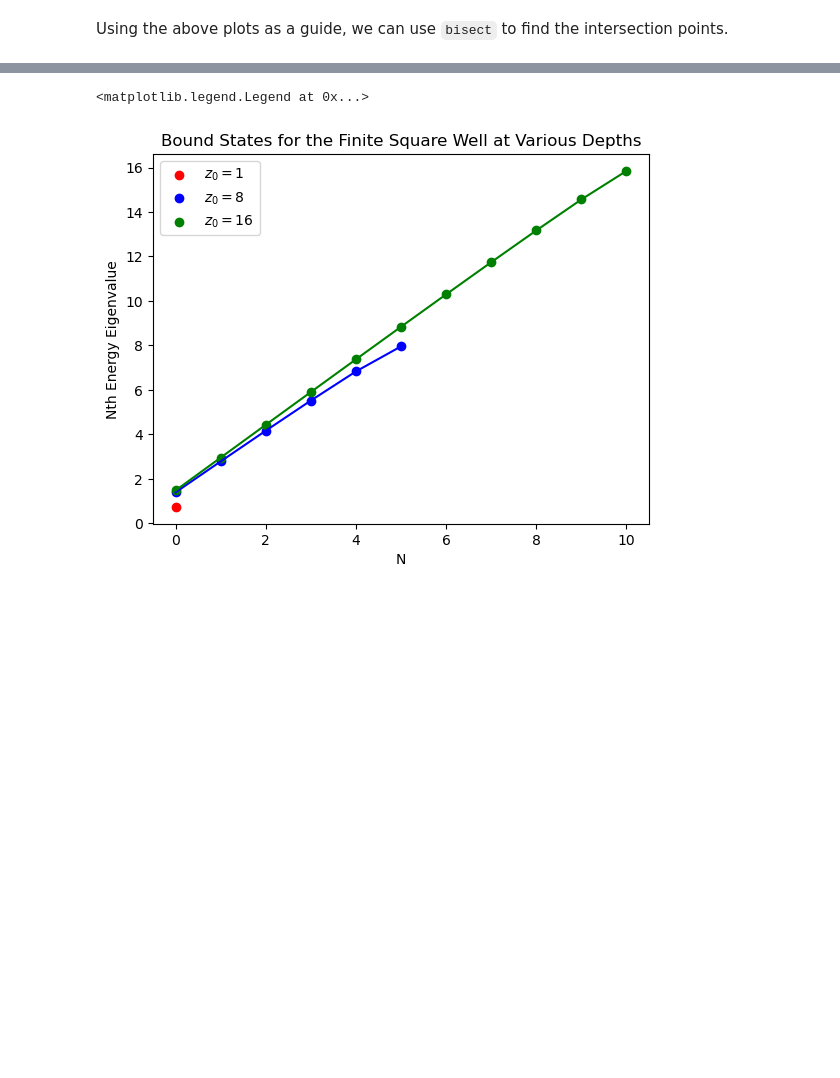
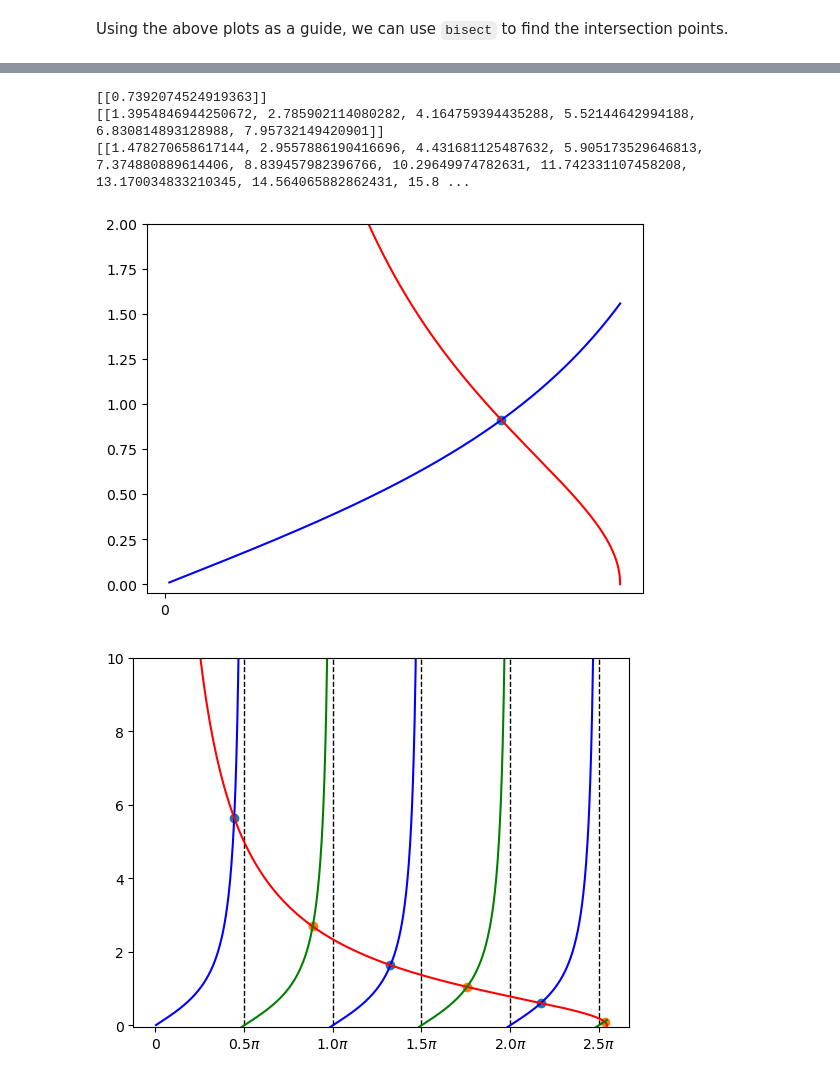
Before and after one commit to mgarwacke/Computational-Physics, a Jupyter notebook: Exercise6.1.ipynb, the cells around one changed output, grey strips where cells are left out. Drawn from its saved outputs; the diff is of its cells as text; code cells hidden in the pictures; blank space fills up the shorter version.

````diff
--- a/Exercise6.1.ipynb
+++ b/Exercise6.1.ipynb
@@ -93,10 +93,10 @@ trans(16,15)
 # %% [markdown]
 Using the above plots as a guide, we can use ```bisect``` to find the intersection points.
 # %%
-def energyE(z0,z): # roots are the energy eigenvalues corresponding to even states
+def rootE(z0,z):
     return np.tan(z)-np.sqrt(abs(z0**2/z**2-1))
 
-def energyO(z0,z): # roots are the energy eigenvalues corresponding to odd states
+def rootO(z0,z):
     return 1/np.tan(z)+np.sqrt(abs(z0**2/z**2-1))
 
 def condition(z0,z): # used as a condition in w while loop
@@ -104,17 +104,19 @@ def condition(z0,z): # used as a condition in w while loop
 
 z0List = [1,8,16]
 
-eigenvalues = [] # will contain lists of eigenvalues: one list for each z0, containing the corresponding eigenvalues
-for z0 in z0List: # calculates the energy eigenvalues for each z0
-    eigenvaluesE = [] # contains the energy eigenvalues for even states
-    eigenvaluesO = [] # contains the energy eigenvalues for odd states
+def root(z0): # calculates the roots corresponding to z0
+    roots = [] # will contain roots
+    rootsE = [] # contains the roots for even states
+    rootsO = [] # contains the roots for odd states
     left = .01 # we start searching for roots at the leftmost interval
     while condition(z0,left) > 0: # searches for roots until RHS has imaginary values
-        eigenvaluesE.append(bisect(partial(energyE,z0),left,left+pi/2-.02,1E-3,10000)) # adds eigenvalue to the list
+        rootsE.append(bisect(partial(rooE,z0),left,left+pi/2-.02,1E-3,10000)) # adds root to the list
         left = left + pi # carries us into the next interval to search
     left = pi/2+.01 # we start searching for roots at the leftmost interval
     while condition(z0,left) > 0:
-        eigenvaluesO.append(bisect(partial(energyO,z0),left,left+pi/2-.02,1E-10,10000))
+        rootsO.append(bisect(partial(rootO,z0),left,left+pi/2-.02,1E-10,10000))
         left = left + pi
-    eigenvalues.append(sorted(eigenvaluesE+eigenvaluesO)) # combines both even and odd values into a single list and orders numerically
+    roots.append(sorted(rootsE+rootsO)) # combines both even and odd roots into a single list and orders numerically
+    print(roots)
+    return roots
 # %% [markdown]
@@ -122,25 +124,47 @@ We now plot the eigenvalues. The plots end up being linear, so I superimposed sc
 # %%
-x1 = range(len(eigenvalues[0]))
-x2 = range(len(eigenvalues[1]))
-x3 = range(len(eigenvalues[2]))
-y1 = eigenvalues[0]
-y2 = eigenvalues[1]
-y3 = eigenvalues[2]
+def trans(z0,u): # Transcendental functions for even eigenstates are in blue and odd states in green.
+    """Creates a plot of both sides of the transcendental equations for the eigenvalues of the finite square well
+    Hamiltonian with well depth corresponding to z0 (see Griffiths) with vertical axis plotted up to u."""
+    z = np.linspace(.01,z0,1000) # Partition of the z space. Starts from .01 to avoid division by zero.
+    a = np.tan(z)
+    b = np.sqrt(z0**2/z**2-1) # a,b,c define the transcendental functions
+    c = -1/np.tan(z)
+    roots = root(z0)
 
-fig, axes = plt.subplots()
+    a[:-1][np.diff(a) < 0] = np.nan # Removes vertical lines from plot by identifying points for which increments in tangent values are negative
+    c[:-1][np.diff(c) < 0] = np.nan
 
-axes.set_title("Bound States for the Finite Square Well at Various Depths")
+    fig, axes = plt.subplots() # creates the plot axes
+    axes.set_ylim(-.05,u) # sets the range of displayed values on the vertical axis
 
-axes.set_ylabel("Nth Energy Eigenvalue")
-axes.set_xlabel("N")
+    # Creates the ticks and lables at every integer multiple of pi/2
+    n=pi/2 # keeps track of tick position
+    m=1/2 # keeps track of the multiple of pi/2 corresponding to each tick
+    ticks=[0] # set of ticks
+    lables=[0] # set of tick lables
+    while n < z0: # fills the tick and lable sets with as many as can fit according to z0
+        axes.vlines(x=n, ymin=0, ymax=u, linewidth=1, ls='--', color='black')
+        ticks.append(n)
+        lables.append(str(m)+'$\\pi$')
+        n = n+pi/2
+        m += 1/2
 
-axes.plot(x1,y1,color='red')
-axes.plot(x2,y2,color='blue')
-axes.plot(x3,y3,color='green')
-axes.scatter(x1,y1,color='red',label='$z_0=1$')
-axes.scatter(x2,y2,color='blue',label='$z_0=8$')
-axes.scatter(x3,y3,color='green',label='$z_0=16$')
-axes.legend()
+    axes.set_xticks(ticks)
+    axes.set_xticklabels(lables)
+
+
+    axes.plot(z, a, color='blue')
+    axes.plot(z, b, color='red') # Plots the graphs
+    axes.plot(z, c, color='green')
+    axes.scatter(roots,np.tan(roots))
+    axes.scatter(roots,-1/np.tan(roots))
+
+trans(1,2)
+trans(8,10)
+trans(16,15)
 # %% [output]
-<matplotlib.legend.Legend at 0x...>
+[[0.7392074524919363]]
+[[1.3954846944250672, 2.785902114080282, 4.164759394435288, 5.52144642994188, 6.830814893128988, 7.95732149420901]]
+[[1.478270658617144, 2.9557886190416696, 4.431681125487632, 5.905173529646813, 7.374880889614406, 8.839457982396766, 10.29649974782631, 11.742331107458208, 13.170034833210345, 14.564065882862431, 15.8 ...
-[figure, old version]
+[figure, new version]
+[figure, added]
````
Also changed, not shown: parts of 2 cells of this notebook.
